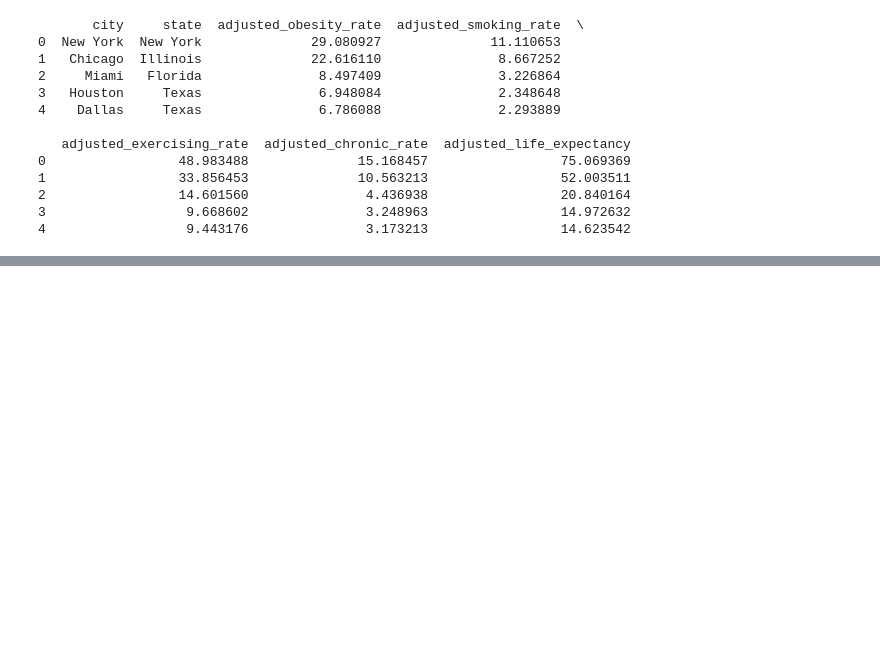
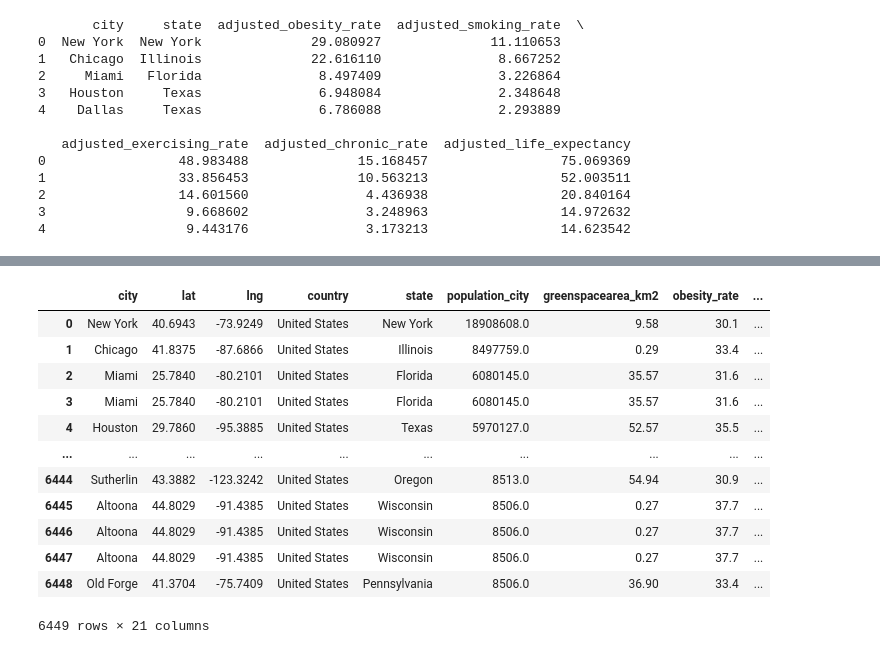
Before and after one commit to AlexRibeiro95/Environmental_factors_on_Public_health, a Jupyter notebook: notebooks/data_merging(1).ipynb, the cells around one changed output, grey strips where cells are left out. Cells and saved outputs as stored; diff of their text form; code cells hidden in the pictures; blank space fills up the shorter version.

```diff
--- a/notebooks/data_merging(1).ipynb
+++ b/notebooks/data_merging(1).ipynb
@@ -560,0 +590,10 @@ life_expectancy_data.head()
+# %%
+# maintaing only LocationDesc and DataValueDisplay columns
+
+depression_data = depression_data[['LocationDesc', 'DataValueDisplay']]
+
+# Changing column names "LocationDesc" to "state" and "DataValueDisplay" to "depression_rate"
+
+depression_data.rename(columns={'LocationDesc': 'state', 'DataValueDisplay': 'depression_rate'}, inplace=True)
+
+depression_data.head()
@@ -799,0 +1027,20 @@ dataset
+# %%
+# adding the adjusted_copd_rate and adjusted_depression_rate to the dataset
+
+df = df.merge(merged_final_df[['city', 'adjusted_copd_rate', 'adjusted_depression_rate']], on='city', how='left')
+
+df
+# %% [output]
+|  | city | lat | lng | country | state | population_city | greenspacearea_km2 | obesity_rate | ... |
+| 0 | New York | 40.6943 | -73.9249 | United States | New York | 18908608.0 | 9.58 | 30.1 | ... |
+| 1 | Chicago | 41.8375 | -87.6866 | United States | Illinois | 8497759.0 | 0.29 | 33.4 | ... |
+| 2 | Miami | 25.7840 | -80.2101 | United States | Florida | 6080145.0 | 35.57 | 31.6 | ... |
+| 3 | Miami | 25.7840 | -80.2101 | United States | Florida | 6080145.0 | 35.57 | 31.6 | ... |
+| 4 | Houston | 29.7860 | -95.3885 | United States | Texas | 5970127.0 | 52.57 | 35.5 | ... |
+| ... | ... | ... | ... | ... | ... | ... | ... | ... | ... |
+| 6444 | Sutherlin | 43.3882 | -123.3242 | United States | Oregon | 8513.0 | 54.94 | 30.9 | ... |
+| 6445 | Altoona | 44.8029 | -91.4385 | United States | Wisconsin | 8506.0 | 0.27 | 37.7 | ... |
+| 6446 | Altoona | 44.8029 | -91.4385 | United States | Wisconsin | 8506.0 | 0.27 | 37.7 | ... |
+| 6447 | Altoona | 44.8029 | -91.4385 | United States | Wisconsin | 8506.0 | 0.27 | 37.7 | ... |
+| 6448 | Old Forge | 41.3704 | -75.7409 | United States | Pennsylvania | 8506.0 | 36.90 | 33.4 | ... |
+6449 rows × 21 columns
```
Also changed, not shown: parts of 25 cells of this notebook, 11 other files.
